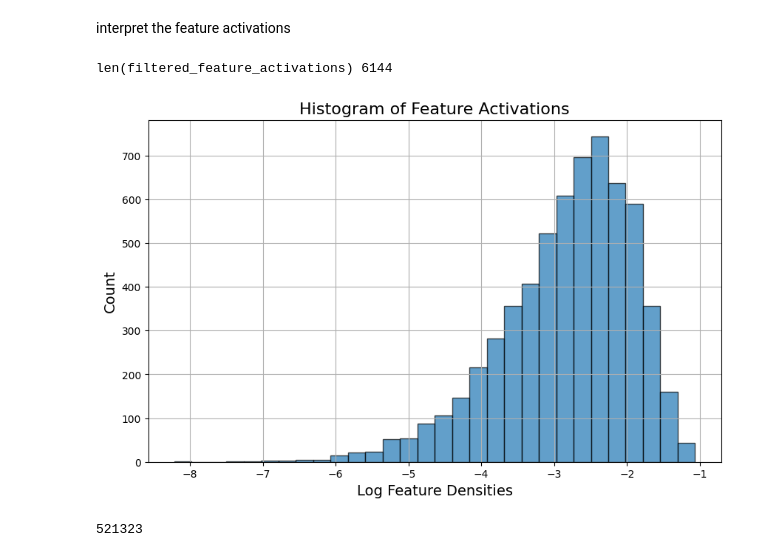
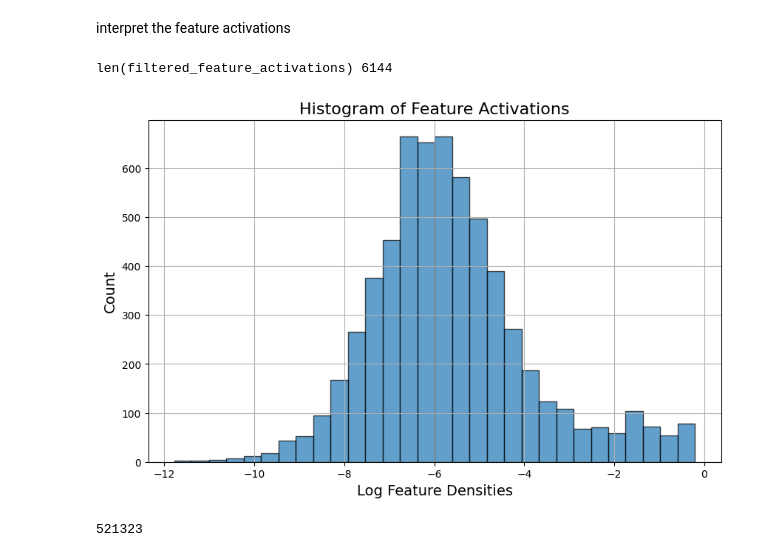
Before and after one commit to josephtey/auto-ed-coder, a Jupyter notebook: encoder_sae/analysis/analysis.ipynb, the cells around one changed output. Cells and saved outputs as stored; diff of their text form; code cells hidden in the pictures.

```diff
--- a/encoder_sae/analysis/analysis.ipynb
+++ b/encoder_sae/analysis/analysis.ipynb
@@ -28,5 +28,5 @@ The autoreload extension is already loaded. To reload it, use:
 # %%
-folder = "../training_sae/saes/spam_messages_nomic_20241206_105743"
+folder = "../training_sae/saes/spam_messages_roberta_tied_weights_20241206_111202"
 # %%
 # Load the model from the pickle file
 import pickle
@@ -65,26 +66,26 @@ Log feature densities loaded successfully.
 # %% [markdown]
 interpret the feature activations
 # %%
-training_step = 0
+training_step = len(log_feature_densities) - 1
 feature_activations = log_feature_densities[training_step]
 
 # Filter out -inf values
 filtered_feature_activations = [fa for fa in feature_activations if fa != -float('inf')]
 print("len(filtered_feature_activations)", len(filtered_feature_activations))
 
 import matplotlib.pyplot as plt
 
 # Plotting the histogram of feature activations
 plt.figure(figsize=(10, 6))
 plt.hist(filtered_feature_activations, bins=30, edgecolor='black', alpha=0.7)
 plt.xlabel("Log Feature Densities", fontsize=14)
 plt.ylabel("Count", fontsize=14)
 plt.title("Histogram of Feature Activations", fontsize=16)
 plt.grid(True)
 plt.show()
 # %% [output]
 len(filtered_feature_activations) 6144
-[figure, old version]
+[figure, new version]
 # %%
 len(mini_pile_dataset)
 # %% [output]
```
Also changed, not shown: parts of 6 cells of this notebook, 7 other files.
